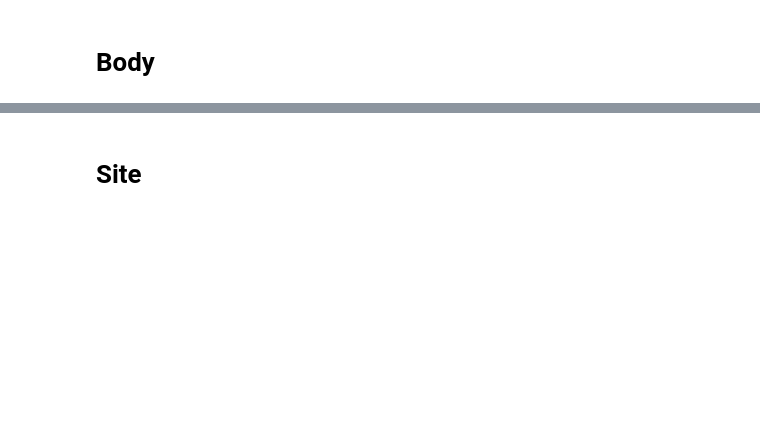
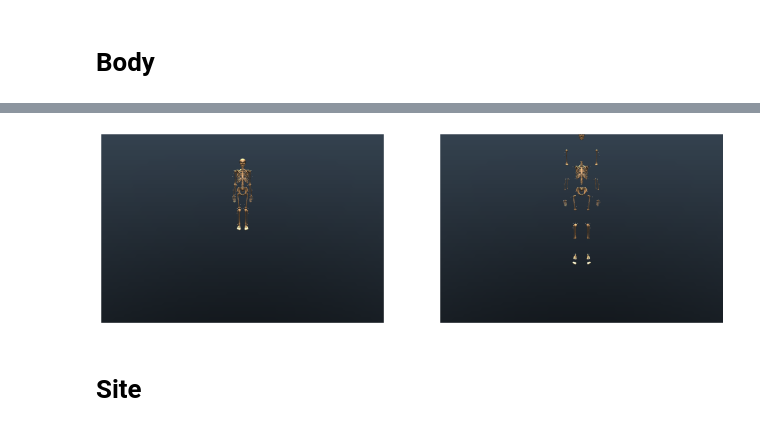
Before and after one commit to SeojinYoon/StudyForMyoSuite, a Jupyter notebook: Mujoco/Scaling/scale_mujoco_model.ipynb, the cells around one changed output, grey strips where cells are left out. Saved outputs shown, nothing was run; the diff lists cells and outputs as text; code cells hidden in the pictures; blank space fills up the shorter version.

```diff
--- a/Mujoco/Scaling/scale_mujoco_model.ipynb
+++ b/Mujoco/Scaling/scale_mujoco_model.ipynb
@@ -64,5 +79,21 @@ n_vertices = origin_model.nmeshvert
 # %%
-plotter = Plotter3D()
+# Camera
+camera = mujoco.MjvCamera()
+camera.type = mujoco.mjtCamera.mjCAMERA_FREE
+camera.lookat[:] = [0, 0, 0]
+camera.distance = 6.0
+camera.azimuth = -180
+camera.elevation = -20
+
+models = [origin_model, scaled_model]
+
+renderers = []
+for model in models:
+    # Remove ground
+    for geom_id in range(model.ngeom):
+        if model.geom_type[geom_id] == mujoco.mjtGeom.mjGEOM_PLANE:
+            model.geom_rgba[geom_id, 3] = 0.0
+    renderers.append(mujoco.Renderer(model, height=400, width=600))
 # %% [markdown]
 # Body
 # %%
@@ -97,3 +120,7 @@ fig
+# %%
+render_models(models, renderers, site_group_idx = np.arange(6))
+# %% [output]
+[figure, added]
 # %% [markdown]
 # Site
 # %%
```
Also changed, not shown: parts of 23 cells of this notebook, 2 other files.
